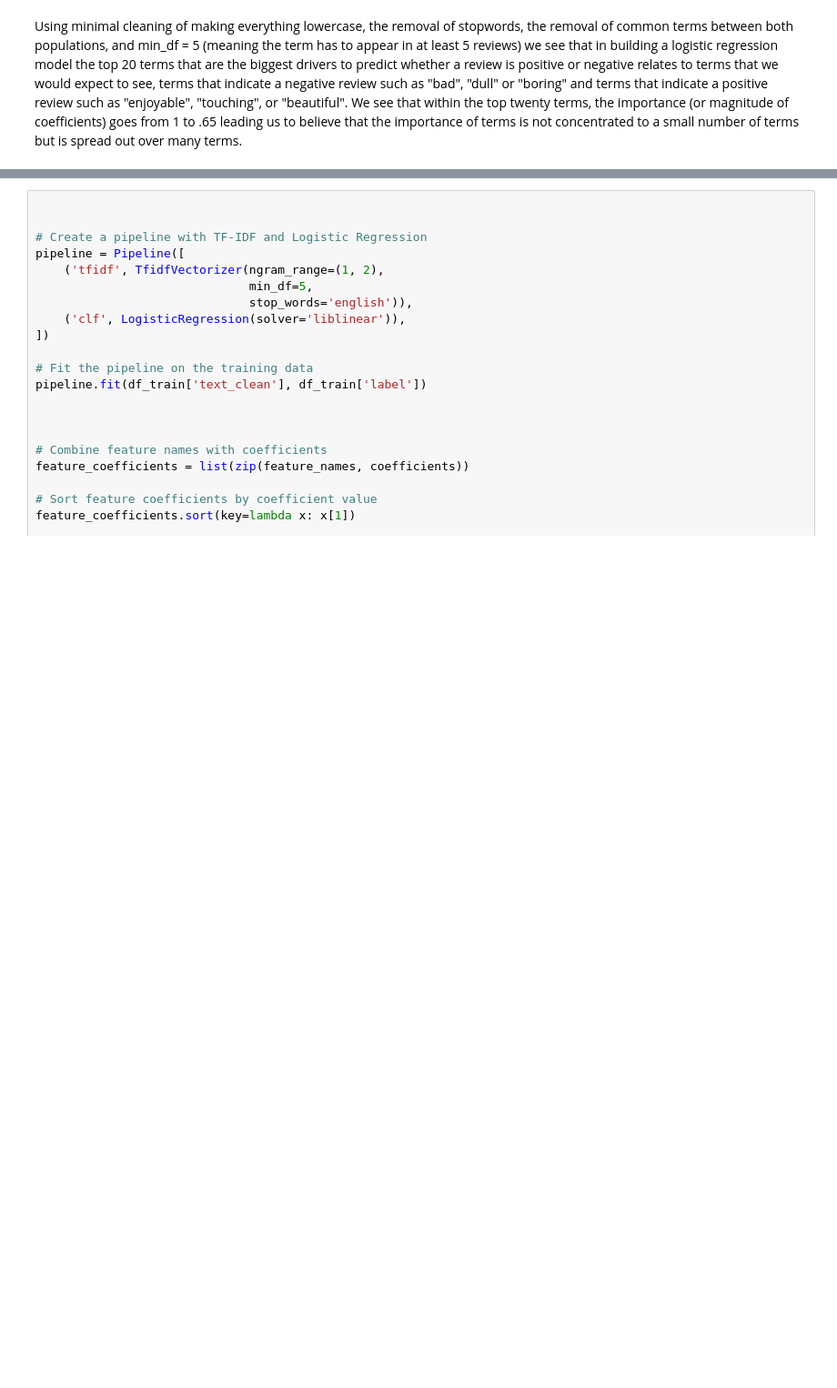
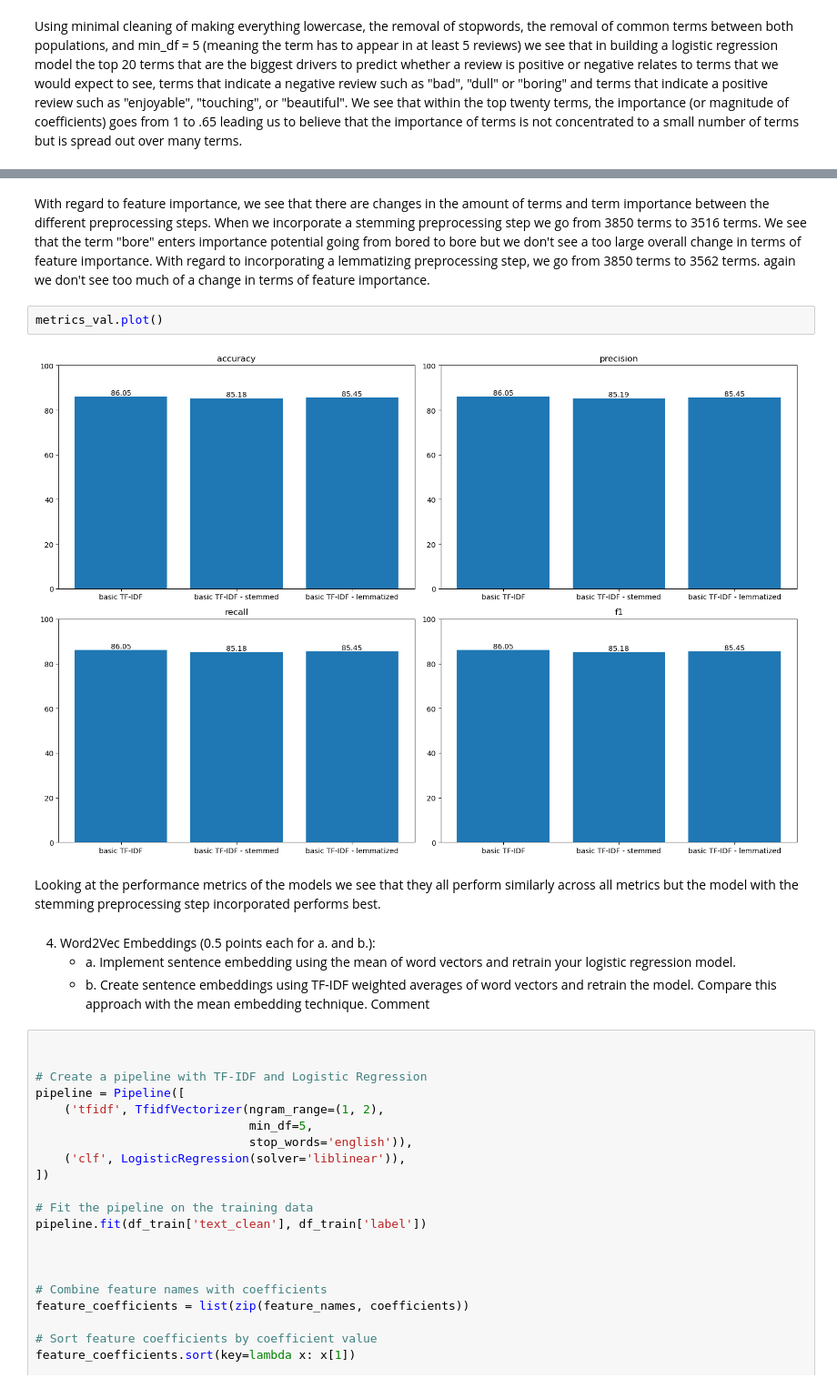
Before and after one commit to claricemottet/AdvNLP_HW1, a Jupyter notebook: AdvNLP_HW1_CM.ipynb, the cells around one changed output, grey strips where cells are left out. Shown at 91% size. Drawn from its saved outputs; the diff is of its cells as text; blank space fills up the shorter version.

Commit message:
part2 incorporated preprocessing improvements (2.3)

```diff
--- a/AdvNLP_HW1_CM.ipynb
+++ b/AdvNLP_HW1_CM.ipynb
@@ -429,3 +562,15 @@ Using minimal cleaning of making everything lowercase, the removal of stopwords,
+# %% [markdown]
+With regard to feature importance, we see that there are changes in the amount of terms and term importance between the different preprocessing steps. When we incorporate a stemming preprocessing step we go from 3850 terms to 3516 terms. We see that the term "bore" enters importance potential going from bored to bore but we don't see a too large overall change in terms of feature importance. With regard to incorporating a lemmatizing preprocessing step, we go from 3850 terms to 3562 terms. again we don't see too much of a change in terms of feature importance.
+# %%
+metrics_val.plot()
+# %% [output]
+[figure, added]
+# %% [markdown]
+Looking at the performance metrics of the models we see that they all perform similarly across all metrics but the model with the stemming preprocessing step incorporated performs best.
+# %% [markdown]
+  4. Word2Vec Embeddings (0.5 points each for a. and b.):
+     - a. Implement sentence embedding using the mean of word vectors and retrain your logistic regression model.
+     - b. Create sentence embeddings using TF-IDF weighted averages of word vectors and retrain the model. Compare this approach with the mean embedding technique. Comment
 # %%
 
 
```
Also changed, not shown: parts of 2 cells of this notebook, 2 other files.
